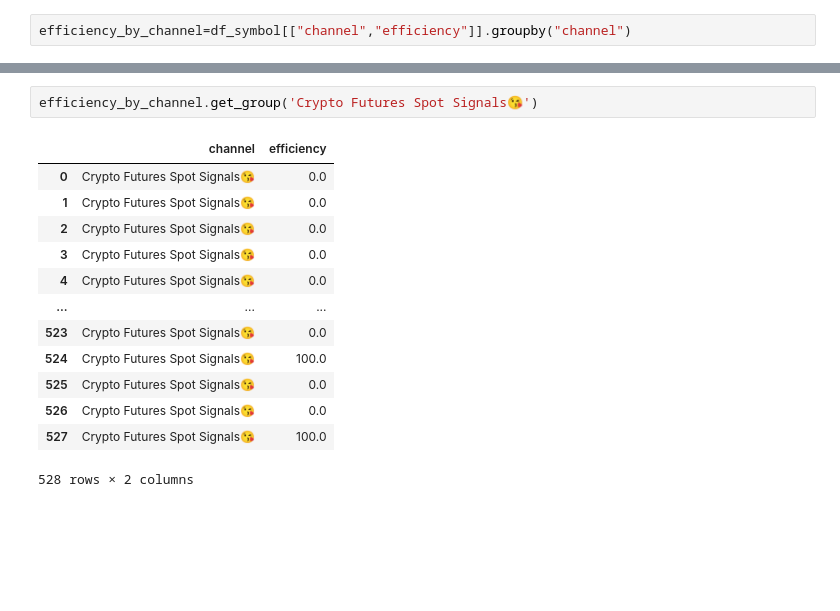
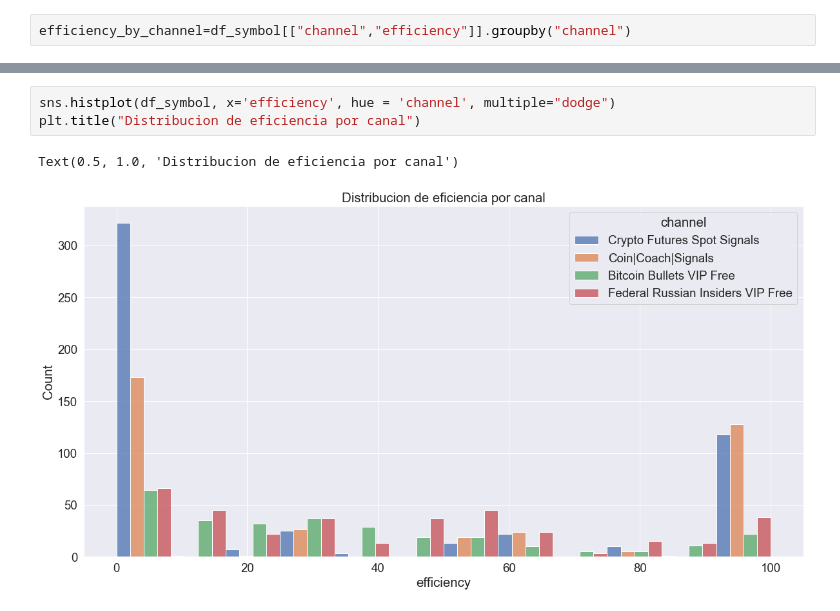
Before and after one commit to joankenobi/analisis_de_datos_copy_trading, a Jupyter notebook: Proyecto/notebooks/Exploracion_de_los_datos_pasantias.ipynb, the cells around one changed output, grey strips where cells are left out. Drawn from its saved outputs; the diff is of its cells as text; blank space fills up the shorter version.

```diff
--- a/Proyecto/notebooks/Exploracion_de_los_datos_pasantias.ipynb
+++ b/Proyecto/notebooks/Exploracion_de_los_datos_pasantias.ipynb
@@ -188,16 +163,6 @@ Text(0.5, 1.0, 'Crypto Futures Spot Signals😘')
-# %%
-efficiency_by_channel.get_group('Crypto Futures Spot Signals😘')
-# %% [output]
-|  | channel | efficiency |
-| 0 | Crypto Futures Spot Signals😘 | 0.0 |
-| 1 | Crypto Futures Spot Signals😘 | 0.0 |
-| 2 | Crypto Futures Spot Signals😘 | 0.0 |
-| 3 | Crypto Futures Spot Signals😘 | 0.0 |
-| 4 | Crypto Futures Spot Signals😘 | 0.0 |
-| ... | ... | ... |
-| 523 | Crypto Futures Spot Signals😘 | 0.0 |
-| 524 | Crypto Futures Spot Signals😘 | 100.0 |
-| 525 | Crypto Futures Spot Signals😘 | 0.0 |
-| 526 | Crypto Futures Spot Signals😘 | 0.0 |
-| 527 | Crypto Futures Spot Signals😘 | 100.0 |
-528 rows × 2 columns
+# %%
+sns.histplot(df_symbol, x='efficiency', hue = 'channel', multiple="dodge")
+plt.title("Distribucion de eficiencia por canal")
+# %% [output]
+Text(0.5, 1.0, 'Distribucion de eficiencia por canal')
+[figure, added]
```
Also changed, not shown: parts of 15 cells of this notebook, 1 other file.
